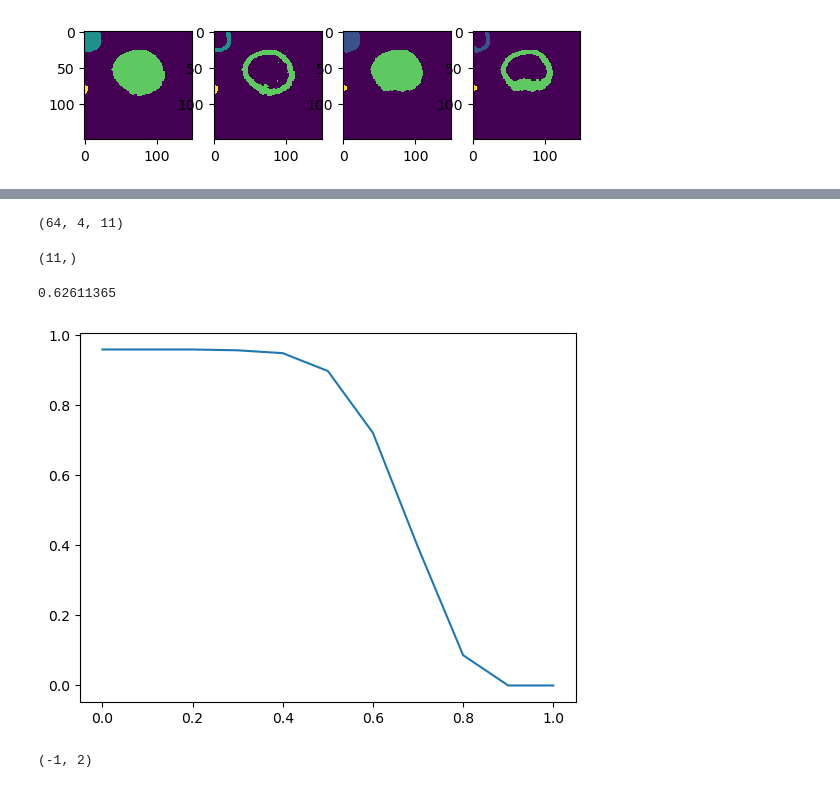
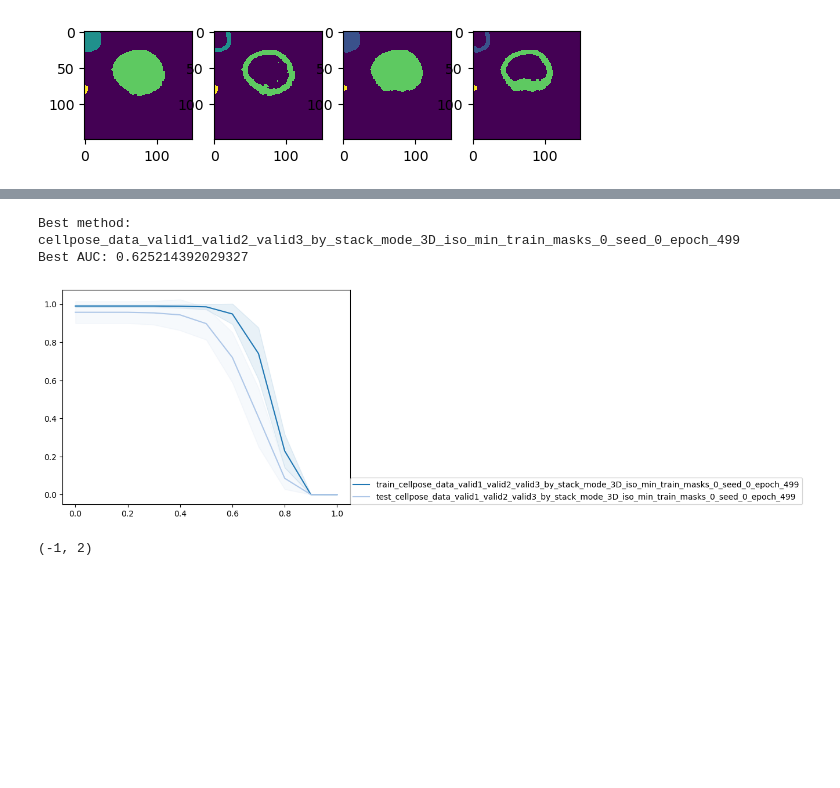
Before and after one commit to hci-unihd/CP_ERC_Pfalciparum, a Jupyter notebook: eval_membrane.ipynb, the cells around one changed output, grey strips where cells are left out. Cells and saved outputs as stored; diff of their text form; code cells hidden in the pictures; blank space fills up the shorter version.

Commit message:
add train and uncertainties in membrane evaluation

```diff
--- a/eval_membrane.ipynb
+++ b/eval_membrane.ipynb
@@ -79,4 +57,0 @@ metrics = np.stack(metrics)
-# %%
-print(metrics.shape)
-# %% [output]
-(64, 4, 11)
@@ -86,4 +57,0 @@ mean_aps = mean_aps.mean(0)
-# %%
-mean_aps.shape
-# %% [output]
-(11,)
@@ -90,19 +60,36 @@ mean_aps.shape
+# %%
+cmap = matplotlib.cm.get_cmap("tab10")
+thresholds = np.arange(11)/ 10
+stitch_threshold = 0.1
+n_folds = 10
+anisotropy = 3.2
 # %%
-plt.plot(np.arange(11)/10, mean_aps)
+dataset = ["valid1", "valid2", "valid3"]
+
+cv_model_names =["cellpose_data_valid1_valid2_valid3_by_stack_mode_3D_iso_min_train_masks_0_seed_0_epoch_499"
+                 ]
+ax, aps_train, aps_test = train_test_auc(cv_model_names,
+                                         data_path,
+                                         dataset,
+                                         thresholds=thresholds,
+                                         n_folds=n_folds,
+                                         stitch_threshold=stitch_threshold,
+                                         anisotropy=anisotropy,
+                                         return_metrics=True,
+                                         shells=True)
 
 plt.savefig(os.path.join(fig_path,
-                         "metric_shells_before_pp.pdf"),
+                         "metric_RBC_membrane_before_pp.pdf"),
             bbox_inches='tight',
             pad_inches=0,
             dpi=200)
 
-np.save(os.path.join(fig_path, "metric_shells_before_pp_threshold.npy"),
-        mean_aps)
-
-print(mean_aps.mean())
+np.save(os.path.join(fig_path, "metric_RBC_membrane_before_pp_split_fold_threshold.npy"),
+        np.array(np.concatenate([aps_train, aps_test])))
 # %% [output]
-0.62611365
+Best method: cellpose_data_valid1_valid2_valid3_by_stack_mode_3D_iso_min_train_masks_0_seed_0_epoch_499
+Best AUC: 0.625214392029327
-[figure, old version]
+[figure, new version]
 # %%
 # check if other shell widths and positions improve the metric (which they won't)
 # %%
```
Also changed, not shown: parts of 7 cells of this notebook, 2 other files.
